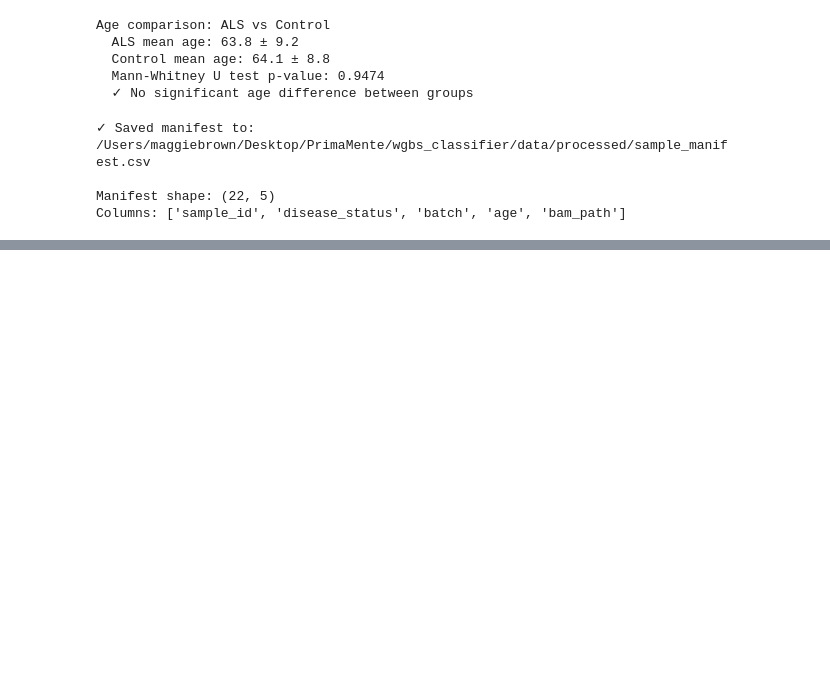
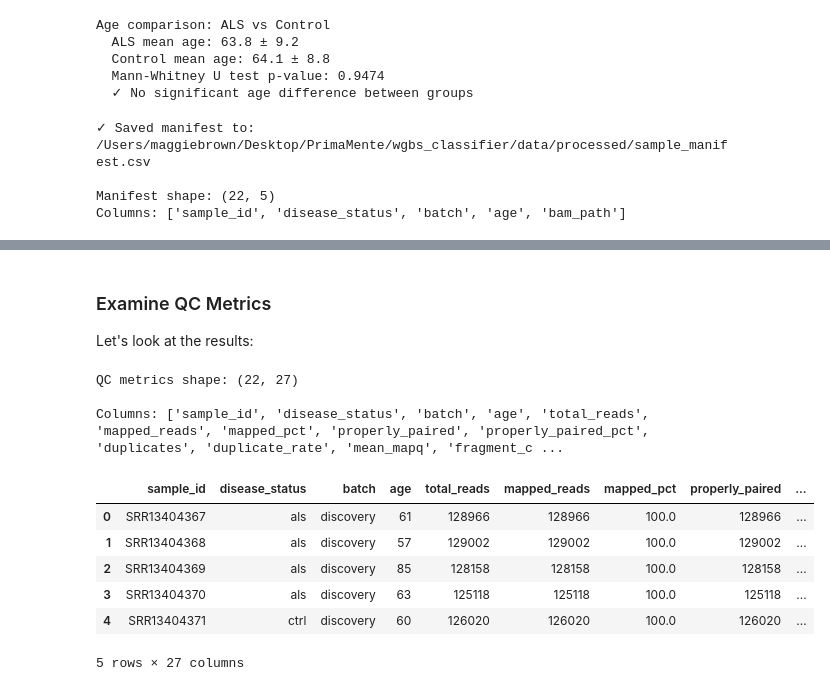
Before and after one commit to maggiebr0wn/wgbs_classifier, a Jupyter notebook: notebooks/exploratory/01_setup_qc.ipynb, the cells around one changed output, grey strips where cells are left out. Drawn from its saved outputs; the diff is of its cells as text; code cells hidden in the pictures; blank space fills up the shorter version.

```diff
--- a/notebooks/exploratory/01_setup_qc.ipynb
+++ b/notebooks/exploratory/01_setup_qc.ipynb
@@ -255,0 +307,22 @@ Module 0 complete! ✓
+# %% [markdown]
+### Examine QC Metrics
+
+Let's look at the results:
+# %%
+# Display QC metrics
+print(f"QC metrics shape: {qc_metrics.shape}")
+print(f"\nColumns: {list(qc_metrics.columns)}")
+
+# Display first few rows
+qc_metrics.head()
+# %% [output]
+QC metrics shape: (22, 27)
+
+Columns: ['sample_id', 'disease_status', 'batch', 'age', 'total_reads', 'mapped_reads', 'mapped_pct', 'properly_paired', 'properly_paired_pct', 'duplicates', 'duplicate_rate', 'mean_mapq', 'fragment_c ...
+|  | sample_id | disease_status | batch | age | total_reads | mapped_reads | mapped_pct | properly_paired | ... |
+| 0 | SRR13404367 | als | discovery | 61 | 128966 | 128966 | 100.0 | 128966 | ... |
+| 1 | SRR13404368 | als | discovery | 57 | 129002 | 129002 | 100.0 | 129002 | ... |
+| 2 | SRR13404369 | als | discovery | 85 | 128158 | 128158 | 100.0 | 128158 | ... |
+| 3 | SRR13404370 | als | discovery | 63 | 125118 | 125118 | 100.0 | 125118 | ... |
+| 4 | SRR13404371 | ctrl | discovery | 60 | 126020 | 126020 | 100.0 | 126020 | ... |
+5 rows × 27 columns
```
Also changed, not shown: parts of 29 cells of this notebook, 1 other file.
